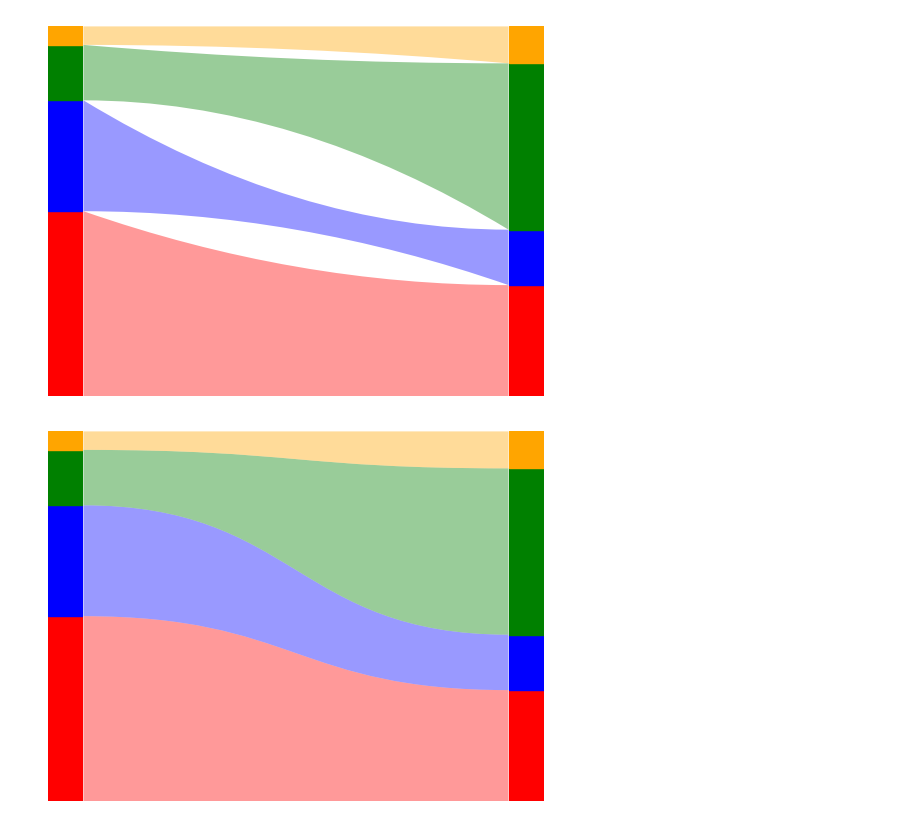
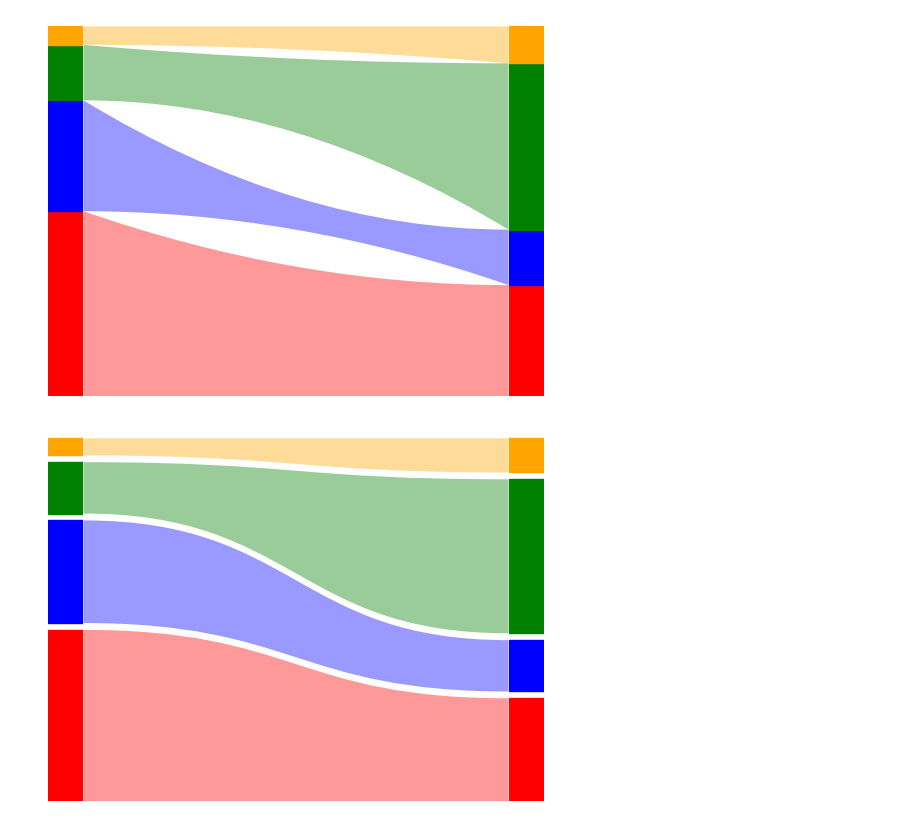
Before and after one commit to harryhaller001/matplotlib-sankey, a Jupyter notebook: testing.ipynb, the cells around one changed output. Saved outputs shown, nothing was run; the diff lists cells and outputs as text; code cells hidden in the pictures.

Commit message:
adding spacing to sankey plot

```diff
--- a/testing.ipynb
+++ b/testing.ipynb
@@ -126,10 +126,14 @@ SIZES = [[0.5, 0.3, 0.15, 0.05], [0.3, 0.15, 0.45, 0.1]]
 COLORS = ["red", "blue", "green", "orange"]
 FRAMEON = True
 
+SPACING = 0.02
+
 fig, (ax0, ax1, ax2) = plt.subplots(nrows=1, ncols=3, sharey=True, width_ratios=[1, 12, 1], frameon=FRAMEON)
 
 # Remove spacing
 fig.subplots_adjust(hspace=0, wspace=0)
+
+total_height = 1.0 + (len(COLORS) * SPACING)
 
 
 def _clean_axis(_ax: Axes, frameon: bool = True) -> Axes:
@@ -149,13 +153,16 @@ def _clean_axis(_ax: Axes, frameon: bool = True) -> Axes:
 
 
 ax0 = _clean_axis(ax0, frameon=False)
+ax0.set_ylim(0.0, total_height)
 
 for index, size in enumerate(SIZES[0]):
-    rect = Rectangle(xy=(0, sum(SIZES[0][:index])), width=1, height=size, color=COLORS[index], zorder=1)
+    rect = Rectangle(
+        xy=(0, sum(SIZES[0][:index]) + (index * SPACING)), width=1, height=size, color=COLORS[index], zorder=1
+    )
     ax0.add_patch(rect)
 
 ax1 = _clean_axis(ax1, frameon=False)
-
+ax1.set_ylim(0.0, total_height)
 
 for index in range(len(COLORS)):
     y1_start = sum(SIZES[0][:index])
@@ -166,40 +173,43 @@ for index in range(len(COLORS)):
 
     # Add curves
     poly = PathPatch(
         Path(
             vertices=[
-                (0.0, y1_start),
-                (0.5, y1_start),
-                (0.5, y1_end),
-                (1, y1_end),
-                (1, y2_start),
-                (0.5, y2_start),
-                (0.5, y2_end),
-                (0, y2_end),
+                (0.0, y1_start + (SPACING * index)),
+                (0.5, y1_start + (SPACING * index)),
+                (0.5, y1_end + (SPACING * index)),
+                (1, y1_end + (SPACING * index)),
+                (1, y2_start + (SPACING * index)),
+                (0.5, y2_start + (SPACING * index)),
+                (0.5, y2_end + (SPACING * index)),
+                (0, y2_end + (SPACING * index)),
             ],
             codes=[
                 Path.MOVETO,
                 Path.CURVE4,
                 Path.CURVE4,
                 Path.CURVE4,
                 Path.LINETO,
                 Path.CURVE4,
                 Path.CURVE4,
                 Path.CURVE4,
             ],
             closed=True,
         ),
         color=COLORS[index],
         zorder=0,
         alpha=0.4,
         lw=0,
     )
     ax1.add_patch(poly)
 
 ax2 = _clean_axis(ax2, frameon=False)
+ax2.set_ylim(0.0, total_height)
 
 for index, size in enumerate(SIZES[1]):
-    rect = Rectangle(xy=(0, sum(SIZES[1][:index])), width=1, height=size, color=COLORS[index], zorder=1)
+    rect = Rectangle(
+        xy=(0, sum(SIZES[1][:index]) + (index * SPACING)), width=1, height=size, color=COLORS[index], zorder=1
+    )
     ax2.add_patch(rect)
 # %% [output]
-[figure, old version]
+[figure, new version]
```
